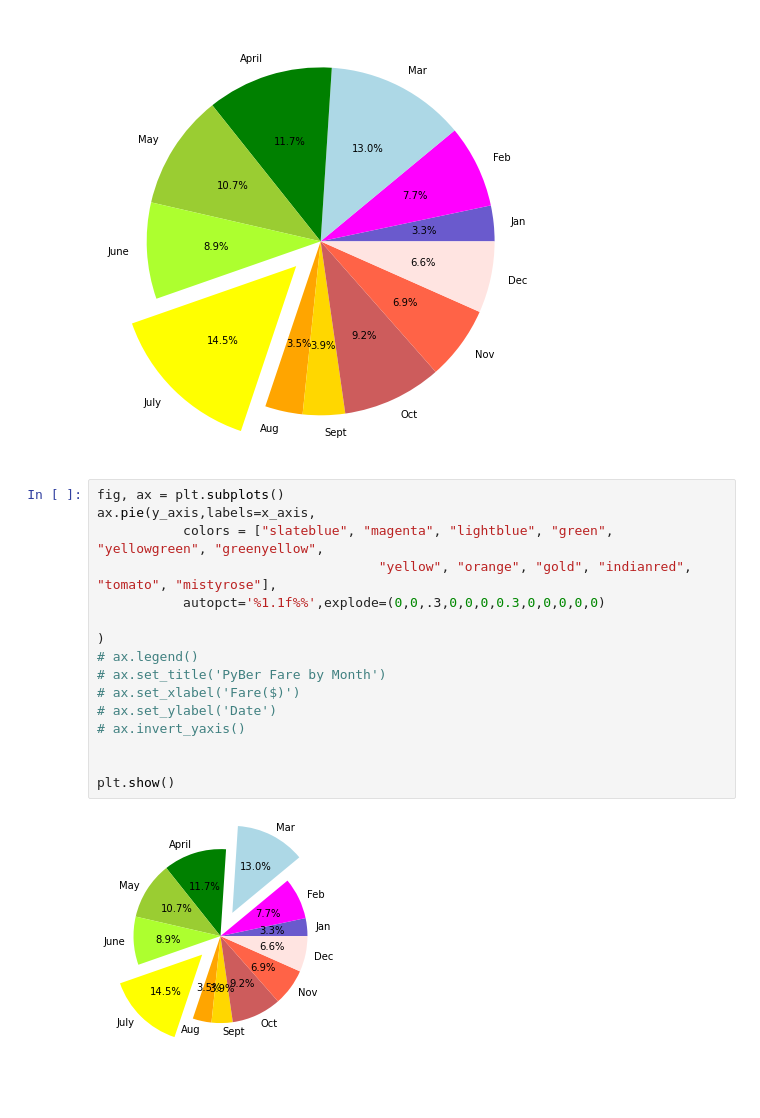
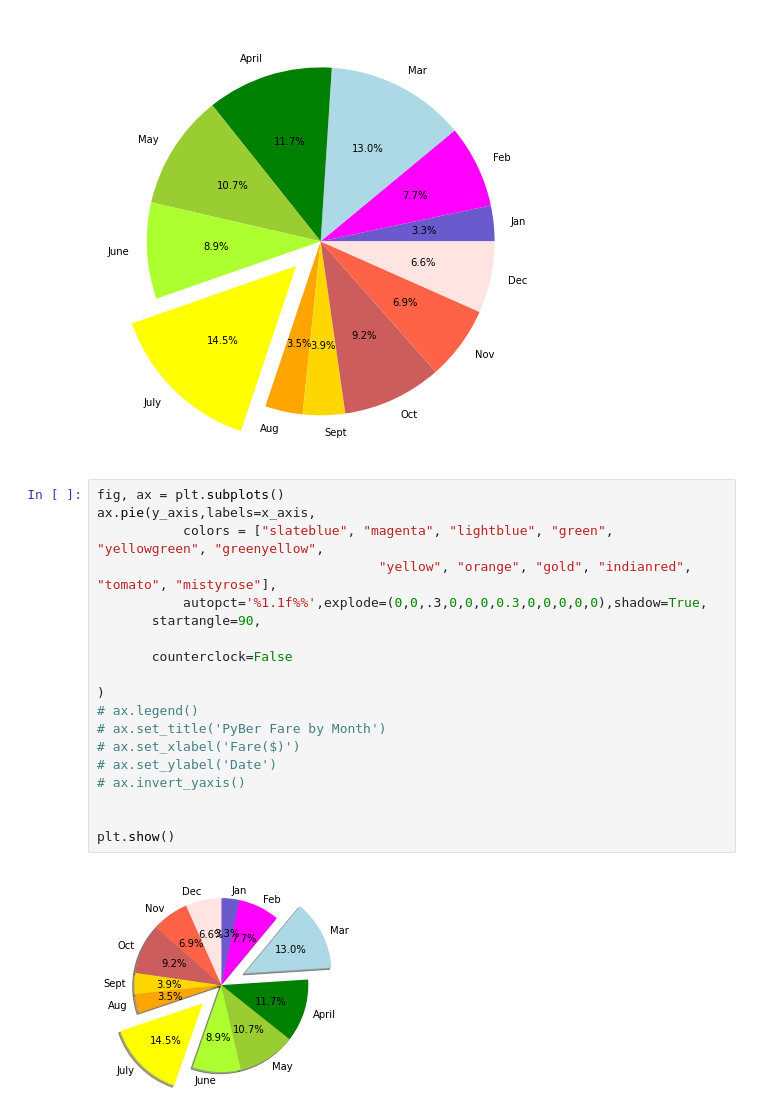
Before and after one commit to PGL50/PyBer_Analysis, a Jupyter notebook: matplotlib_practice.ipynb, the cells around one changed output. Saved outputs shown, nothing was run; the diff lists cells and outputs as text; blank space fills up the shorter version.

Commit message:
MatPlotLib practice Mod 5

```diff
--- a/matplotlib_practice.ipynb
+++ b/matplotlib_practice.ipynb
@@ -283,18 +283,21 @@ plt.show()
 # %%
 fig, ax = plt.subplots()
 ax.pie(y_axis,labels=x_axis,
            colors = ["slateblue", "magenta", "lightblue", "green", "yellowgreen", "greenyellow",
                                     "yellow", "orange", "gold", "indianred", "tomato", "mistyrose"],
-           autopct='%1.1f%%',explode=(0,0,.3,0,0,0,0.3,0,0,0,0,0)
+           autopct='%1.1f%%',explode=(0,0,.3,0,0,0,0.3,0,0,0,0,0),shadow=True,
+       startangle=90,
+
+       counterclock=False
 
 )
 # ax.legend()
 # ax.set_title('PyBer Fare by Month')
 # ax.set_xlabel('Fare($)')
 # ax.set_ylabel('Date')
 # ax.invert_yaxis()
 
 
 plt.show()
 # %% [output]
-[figure, old version]
+[figure, new version]
```
Also changed, not shown: 5 other files.
